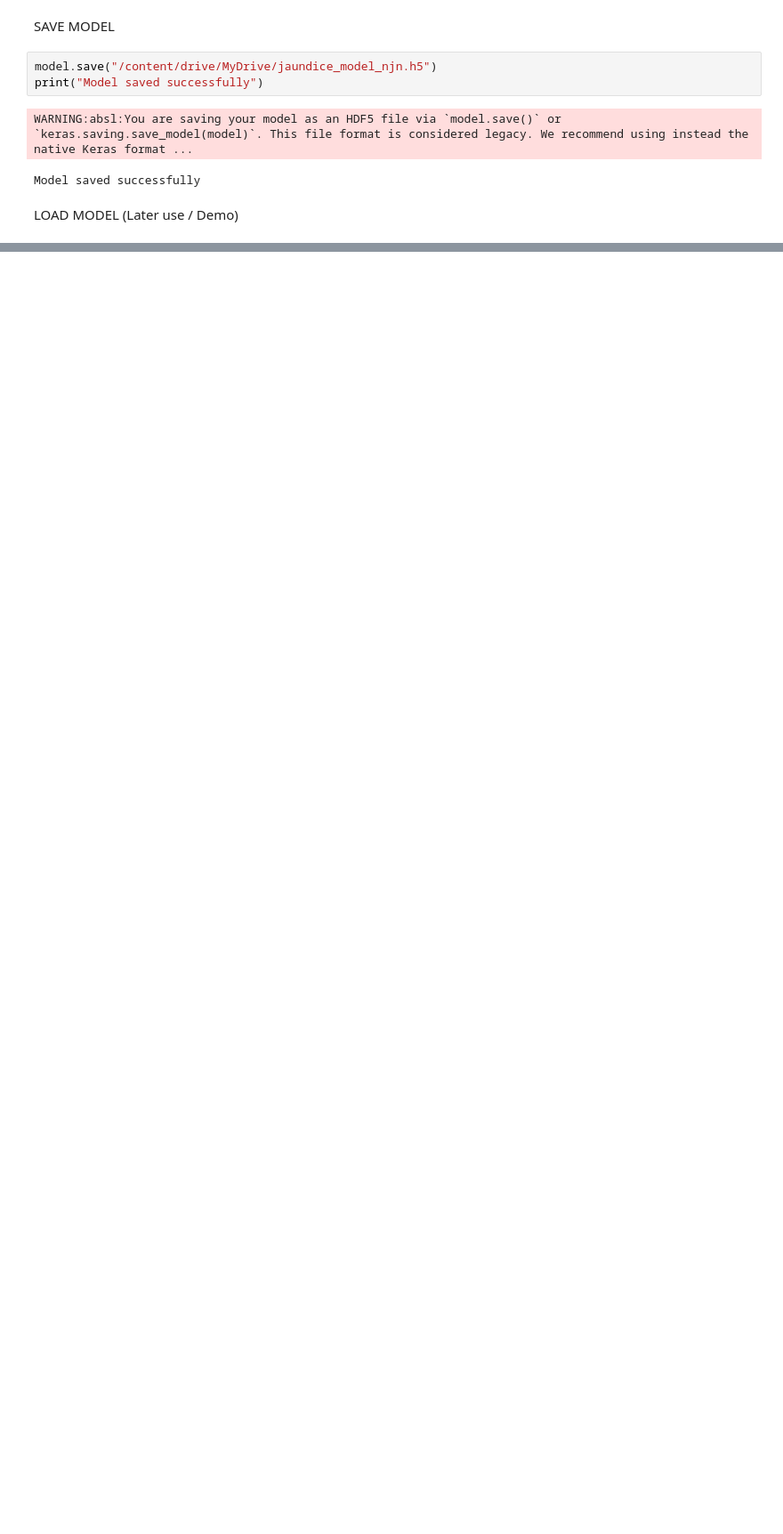
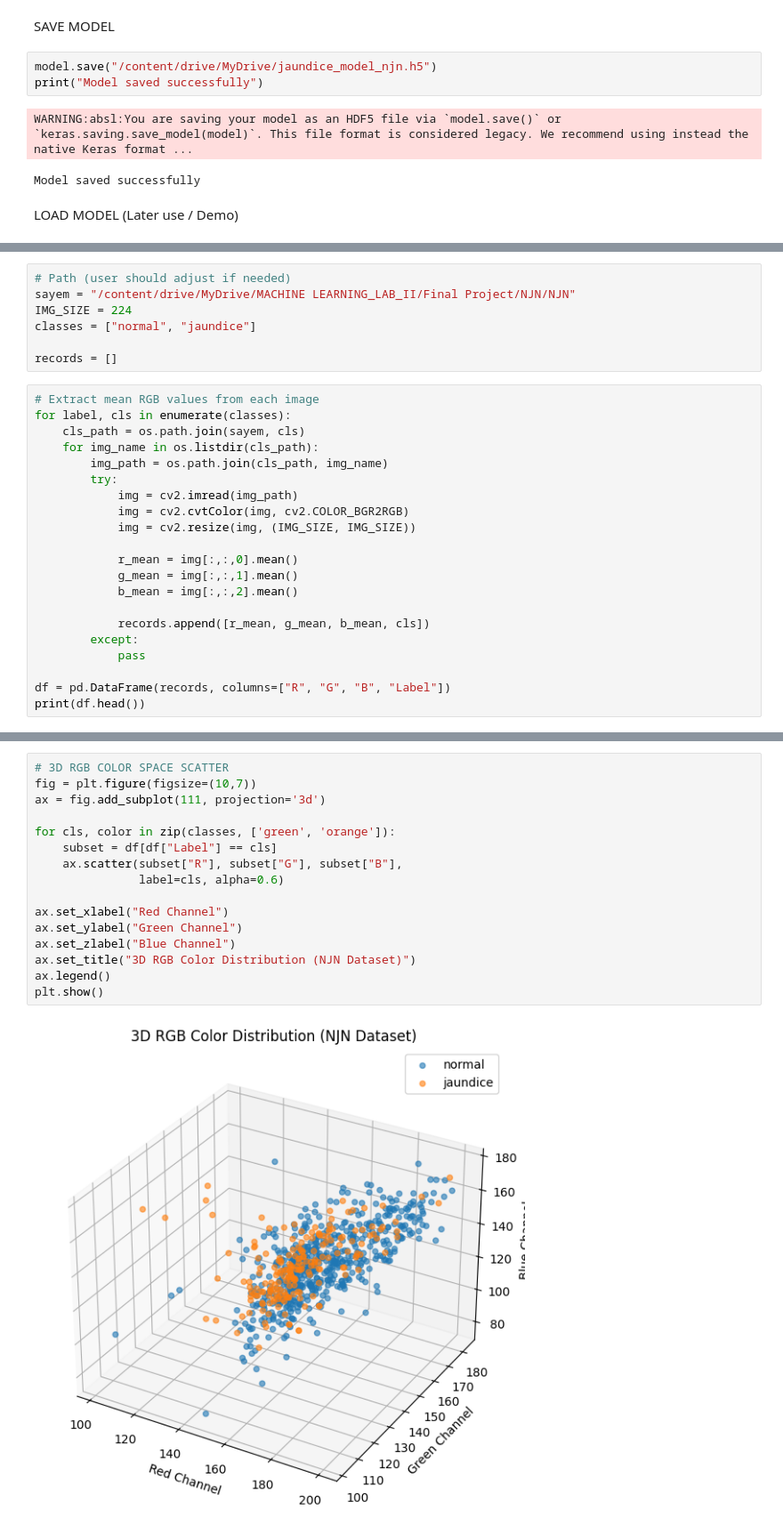
Before and after one commit to ASAbuSayem/Jaundice-Detection, a Jupyter notebook: Jaundice_Detection.ipynb, the cells around one changed output, grey strips where cells are left out. Shown at 89% size. Cells and saved outputs as stored; diff of their text form; blank space fills up the shorter version.

```diff
--- a/Jaundice_Detection.ipynb
+++ b/Jaundice_Detection.ipynb
@@ -249,0 +336,28 @@ Loaded Model Accuracy: 0.7368420958518982
+# %%
+# Path (user should adjust if needed)
+sayem = "/content/drive/MyDrive/MACHINE LEARNING_LAB_II/Final Project/NJN/NJN"
+IMG_SIZE = 224
+classes = ["normal", "jaundice"]
+
+records = []
+# %%
+# Extract mean RGB values from each image
+for label, cls in enumerate(classes):
+    cls_path = os.path.join(sayem, cls)
+    for img_name in os.listdir(cls_path):
+        img_path = os.path.join(cls_path, img_name)
+        try:
+            img = cv2.imread(img_path)
+            img = cv2.cvtColor(img, cv2.COLOR_BGR2RGB)
+            img = cv2.resize(img, (IMG_SIZE, IMG_SIZE))
+
+            r_mean = img[:,:,0].mean()
+            g_mean = img[:,:,1].mean()
+            b_mean = img[:,:,2].mean()
+
+            records.append([r_mean, g_mean, b_mean, cls])
+        except:
+            pass
+
+df = pd.DataFrame(records, columns=["R", "G", "B", "Label"])
+print(df.head())
@@ -249,0 +371,18 @@ Loaded Model Accuracy: 0.7368420958518982
+# %%
+# 3D RGB COLOR SPACE SCATTER
+fig = plt.figure(figsize=(10,7))
+ax = fig.add_subplot(111, projection='3d')
+
+for cls, color in zip(classes, ['green', 'orange']):
+    subset = df[df["Label"] == cls]
+    ax.scatter(subset["R"], subset["G"], subset["B"],
+               label=cls, alpha=0.6)
+
+ax.set_xlabel("Red Channel")
+ax.set_ylabel("Green Channel")
+ax.set_zlabel("Blue Channel")
+ax.set_title("3D RGB Color Distribution (NJN Dataset)")
+ax.legend()
+plt.show()
+# %% [output]
+[figure, added]
```
Also changed, not shown: parts of 21 cells of this notebook.
